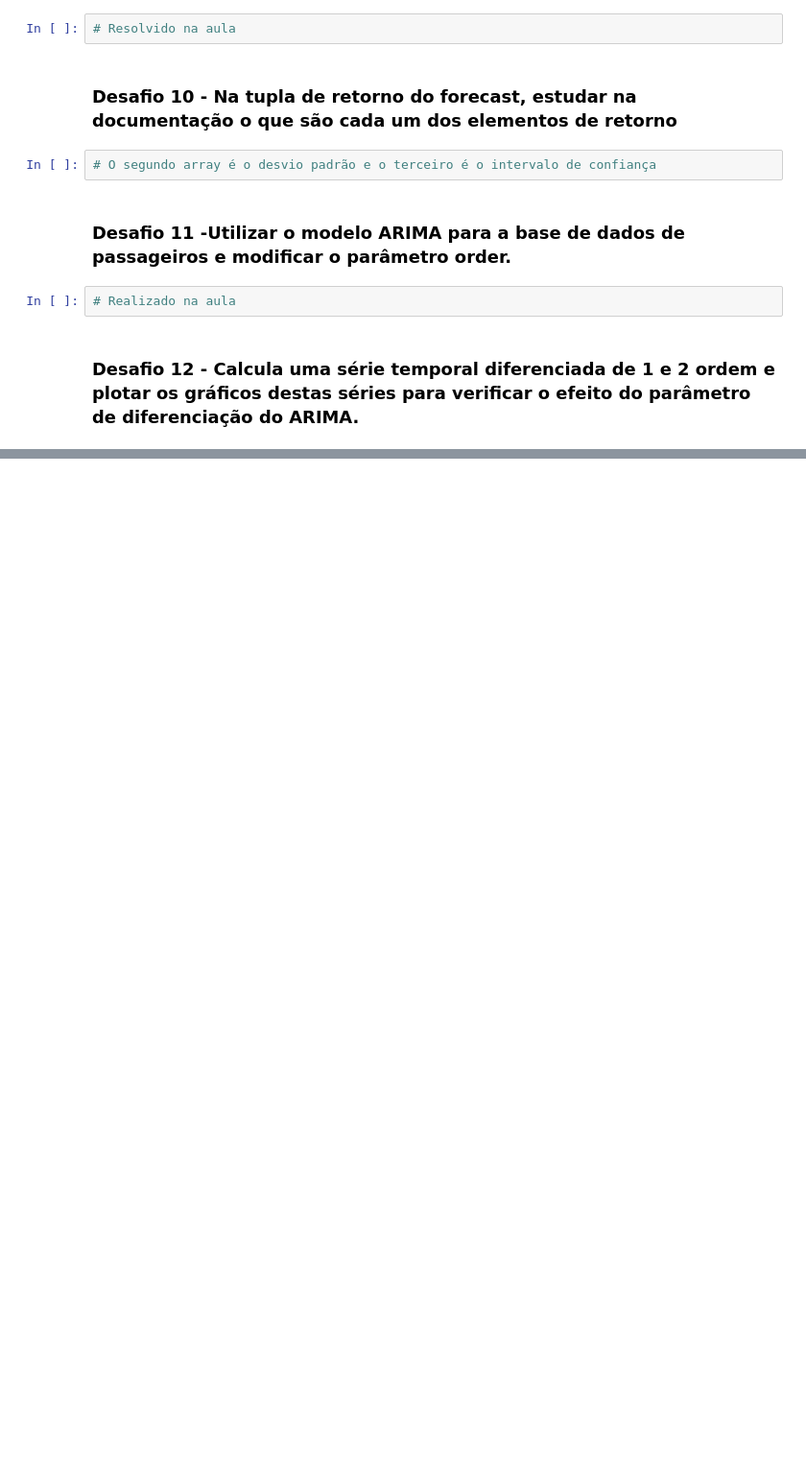
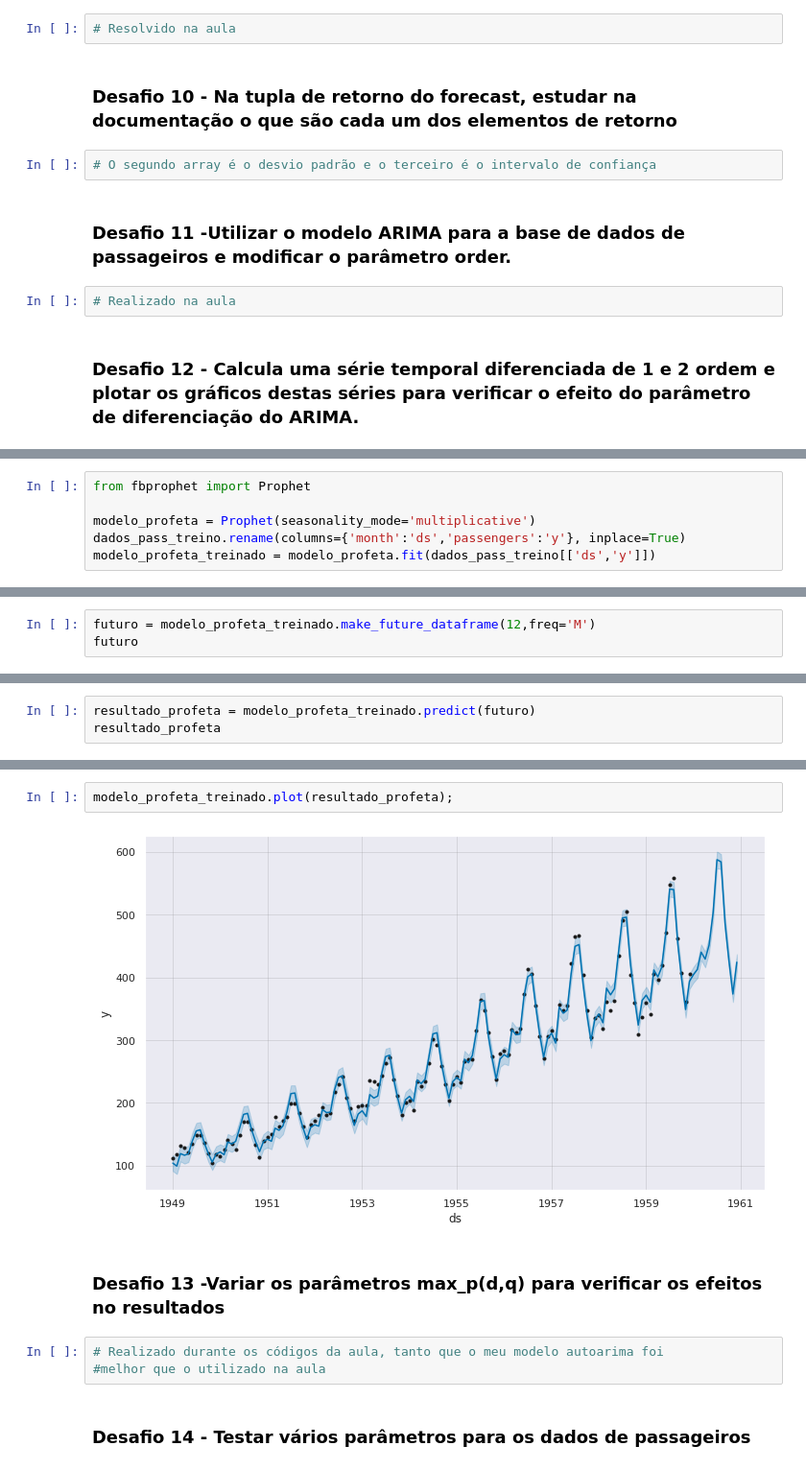
Before and after one commit to Brunomatarucco/bootcamp_data_science_alura, a Jupyter notebook: Modulo_04/series_temporais_tuberculose.ipynb, the cells around one changed output, grey strips where cells are left out. Shown at 96% size. Cells and saved outputs as stored; diff of their text form; blank space fills up the shorter version.

```diff
--- a/Modulo_04/series_temporais_tuberculose.ipynb
+++ b/Modulo_04/series_temporais_tuberculose.ipynb
@@ -728,0 +964,6 @@ sns.lineplot(x = 'data', y = 'previsao', data = dados_han_teste, lw = 2.5)
+# %%
+from fbprophet import Prophet
+
+modelo_profeta = Prophet(seasonality_mode='multiplicative')
+dados_pass_treino.rename(columns={'month':'ds','passengers':'y'}, inplace=True)
+modelo_profeta_treinado = modelo_profeta.fit(dados_pass_treino[['ds','y']])
@@ -728,0 +973,3 @@ sns.lineplot(x = 'data', y = 'previsao', data = dados_han_teste, lw = 2.5)
+# %%
+futuro = modelo_profeta_treinado.make_future_dataframe(12,freq='M')
+futuro
@@ -728,0 +990,3 @@ sns.lineplot(x = 'data', y = 'previsao', data = dados_han_teste, lw = 2.5)
+# %%
+resultado_profeta = modelo_profeta_treinado.predict(futuro)
+resultado_profeta
@@ -728,0 +1007,11 @@ sns.lineplot(x = 'data', y = 'previsao', data = dados_han_teste, lw = 2.5)
+# %%
+modelo_profeta_treinado.plot(resultado_profeta);
+# %% [output]
+[figure, added]
+# %% [markdown]
+### Desafio 13 -Variar os parâmetros max_p(d,q) para verificar os efeitos no resultados
+# %%
+# Realizado durante os códigos da aula, tanto que o meu modelo autoarima foi
+#melhor que o utilizado na aula
+# %% [markdown]
+### Desafio 14 - Testar vários parâmetros para os dados de passageiros
```
Also changed, not shown: parts of 41 cells of this notebook.
